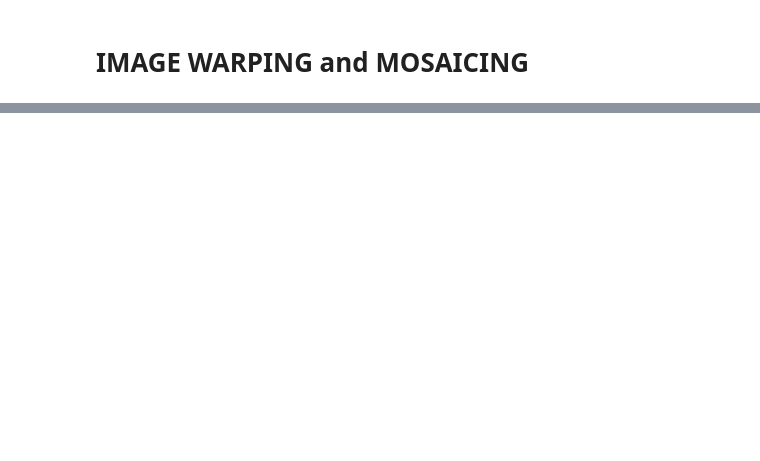
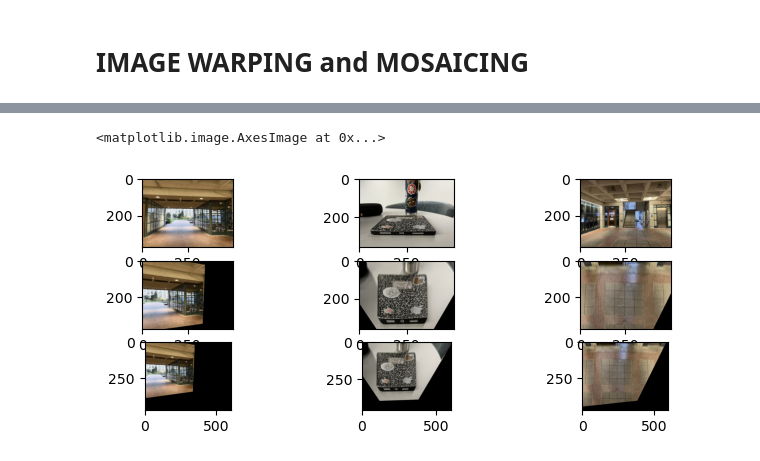
Before and after one commit to NAYCal/imageWrapping-Mosaicing, a Jupyter notebook: main.ipynb, the cells around one changed output, grey strips where cells are left out. Saved outputs shown, nothing was run; the diff lists cells and outputs as text; code cells hidden in the pictures; blank space fills up the shorter version.

```diff
--- a/main.ipynb
+++ b/main.ipynb
@@ -58,24 +126,32 @@ def warp_image(image, projection_matrix):
 # %%
 hallway0_hallway1 = ImagePointSet("hallway/hallway1_hallway2.json")
-hallway0_hallway1_projection_matrix = computeProjectionMatrix(hallway0_hallway1.points[0], hallway0_hallway1.points[1])
+hallway0_hallway1_projection_matrix = compute_homography_matrix(hallway0_hallway1.points[0], hallway0_hallway1.points[1])
 warped_hallway0_hallway1_image = warp_image(hallway0_hallway1.images[0], hallway0_hallway1_projection_matrix)
-print(warped_hallway0_hallway1_image.shape)
 
 ipad_image_set = ImagePointSet("ipad_ipad.json")
-ipad_image_set_matrix = computeProjectionMatrix(ipad_image_set.points[0], ipad_image_set.points[1])
+ipad_image_set_matrix = compute_homography_matrix(ipad_image_set.points[0], ipad_image_set.points[1])
 rectified_ipad_image = warp_image(ipad_image_set.images[0], ipad_image_set_matrix)
+save_image(rectified_ipad_image, "rectified_ipad_image")
 
 hallway1_rectify_image_set = ImagePointSet("hallway/hallway4_rectify.json")
-hallway1_rectify_set_matrix = computeProjectionMatrix(hallway1_rectify_image_set.points[0], hallway1_rectify_image_set.points[1])
+hallway1_rectify_set_matrix = compute_homography_matrix(hallway1_rectify_image_set.points[0], hallway1_rectify_image_set.points[1])
 rectified_hallway1_rectify_image = warp_image(hallway1_rectify_image_set.images[0], hallway1_rectify_set_matrix)
+save_image(rectified_hallway1_rectify_image, "rectified_hallway4_rectify_image")
 
-_, axes = plt.subplots(2, 3, figsize=(12, 4))
+
+_, axes = plt.subplots(3, 3, figsize=(8, 3))
 axes[0, 0].imshow(hallway0_hallway1.images[0])
 axes[0, 1].imshow(ipad_image_set.images[0])
 axes[0, 2].imshow(hallway1_rectify_image_set.images[0])
 axes[1, 0].imshow(warped_hallway0_hallway1_image)
 axes[1, 1].imshow(rectified_ipad_image)
 axes[1, 2].imshow(rectified_hallway1_rectify_image)
+axes[2, 0].imshow(wrap_image_with_cv2(hallway0_hallway1.images[0], hallway0_hallway1_projection_matrix))
+axes[2, 1].imshow(wrap_image_with_cv2(ipad_image_set.images[0], ipad_image_set_matrix))
+axes[2, 2].imshow(wrap_image_with_cv2(hallway1_rectify_image_set.images[0], hallway1_rectify_set_matrix))
+# %% [output]
+<matplotlib.image.AxesImage at 0x...>
+[figure, added]
 # %%
 hallway_point_sets = [
     ImagePointSet("hallway/hallway1_hallway2.json"),
```
Also changed, not shown: parts of 7 cells of this notebook, 7 other files.
